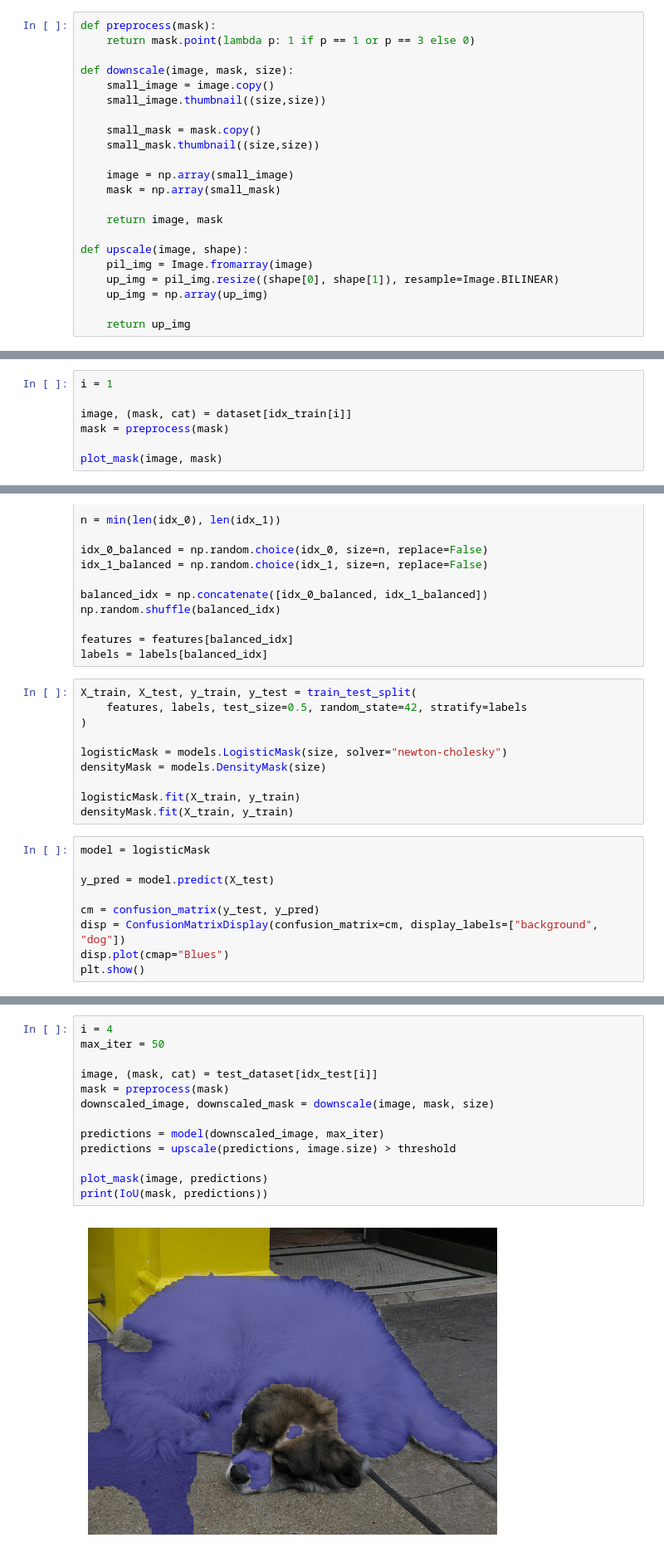
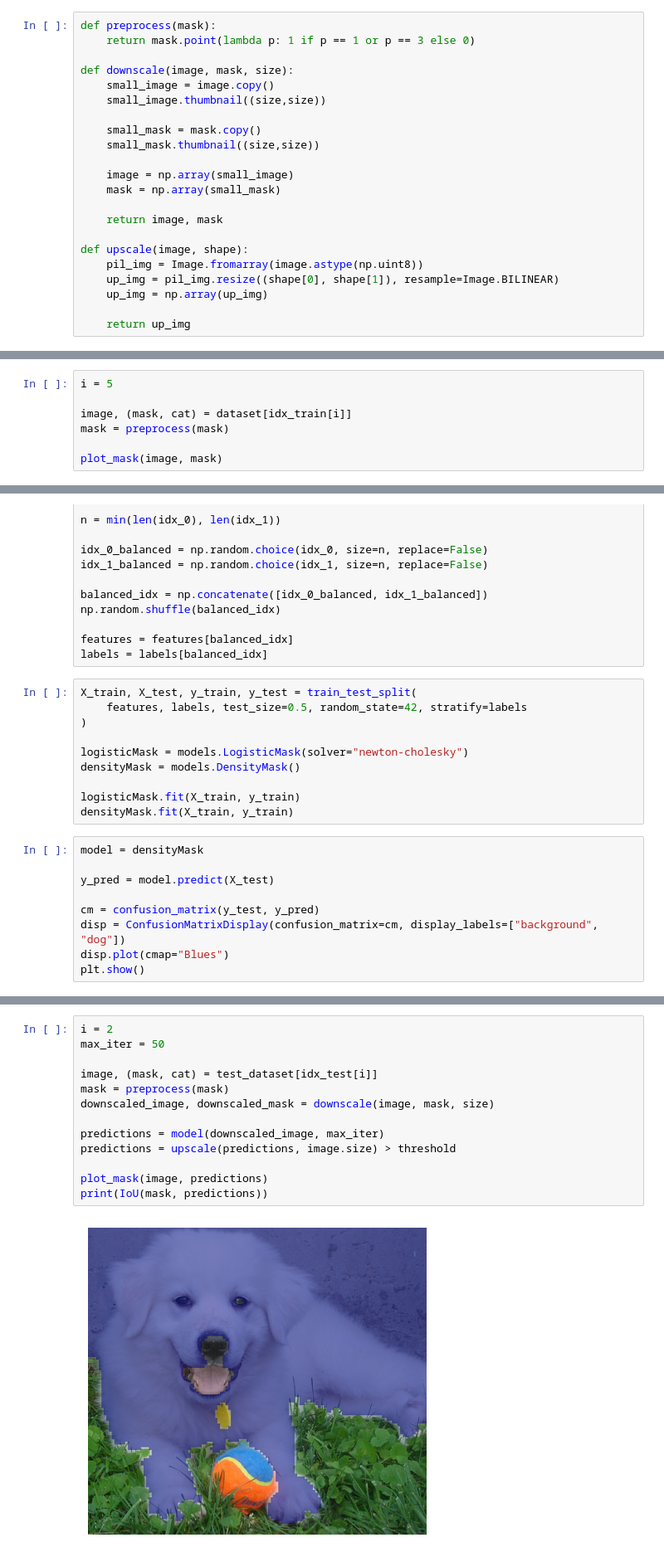
Before and after one commit to Hugo-dgn/GRM, a Jupyter notebook: segment_OxfordIIITPet.ipynb, the cells around one changed output, grey strips where cells are left out. Shown at 83% size. Saved outputs shown, nothing was run; the diff lists cells and outputs as text.

```diff
--- a/segment_OxfordIIITPet.ipynb
+++ b/segment_OxfordIIITPet.ipynb
@@ -65,7 +66,7 @@ def downscale(image, mask, size):
     return image, mask
 
 def upscale(image, shape):
-    pil_img = Image.fromarray(image)
+    pil_img = Image.fromarray(image.astype(np.uint8))
     up_img = pil_img.resize((shape[0], shape[1]), resample=Image.BILINEAR)
     up_img = np.array(up_img)
 
@@ -81,7 +82,7 @@ for i, (image, (mask, cat)) in tqdm(enumerate(test_dataset), total=len(test_data
     if cat == category:
         idx_test.append(i)
 # %%
-i = 1
+i = 5
 
 image, (mask, cat) = dataset[idx_train[i]]
 mask = preprocess(mask)
@@ -126,13 +127,13 @@ X_train, X_test, y_train, y_test = train_test_split(
     features, labels, test_size=0.5, random_state=42, stratify=labels
 )
 
-logisticMask = models.LogisticMask(size, solver="newton-cholesky")
-densityMask = models.DensityMask(size)
+logisticMask = models.LogisticMask(solver="newton-cholesky")
+densityMask = models.DensityMask()
 
 logisticMask.fit(X_train, y_train)
 densityMask.fit(X_train, y_train)
 # %%
-model = logisticMask
+model = densityMask
 
 y_pred = model.predict(X_test)
 
@@ -158,15 +159,15 @@ plot_mask(image, upscale(predictions, image.size))
 # %%
-i = 4
+i = 2
 max_iter = 50
 
 image, (mask, cat) = test_dataset[idx_test[i]]
 mask = preprocess(mask)
 downscaled_image, downscaled_mask = downscale(image, mask, size)
 
 predictions = model(downscaled_image, max_iter)
 predictions = upscale(predictions, image.size) > threshold
 
 plot_mask(image, predictions)
 print(IoU(mask, predictions))
 # %% [output]
-[figure, old version]
+[figure, new version]
```
Also changed, not shown: parts of 19 cells of this notebook, 12 other files.
